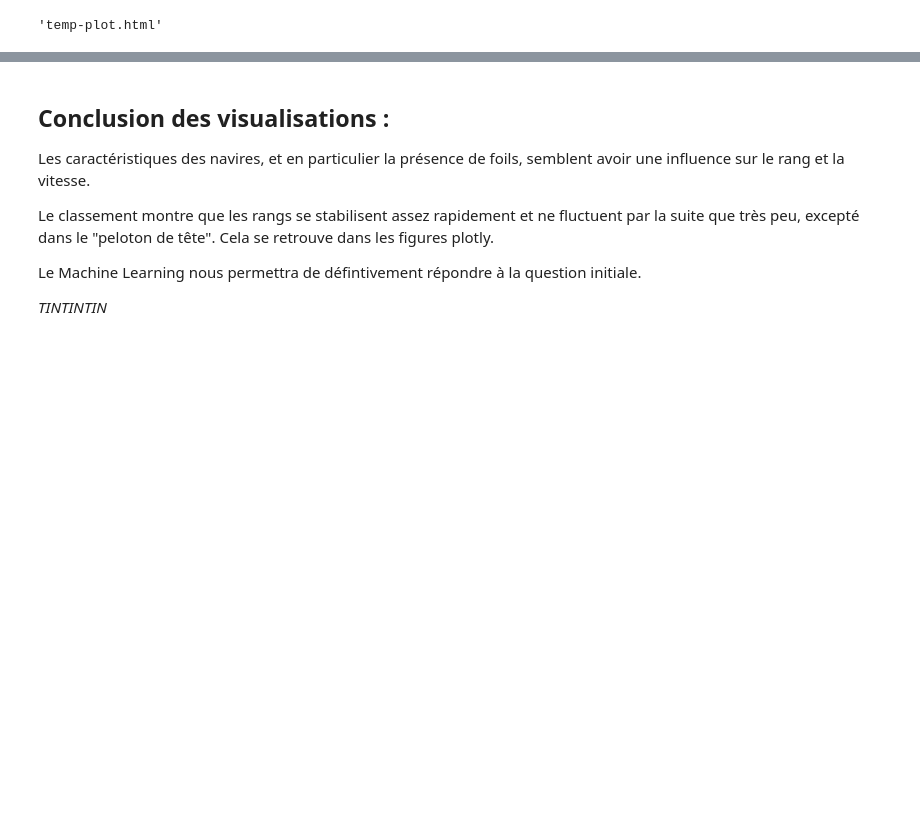
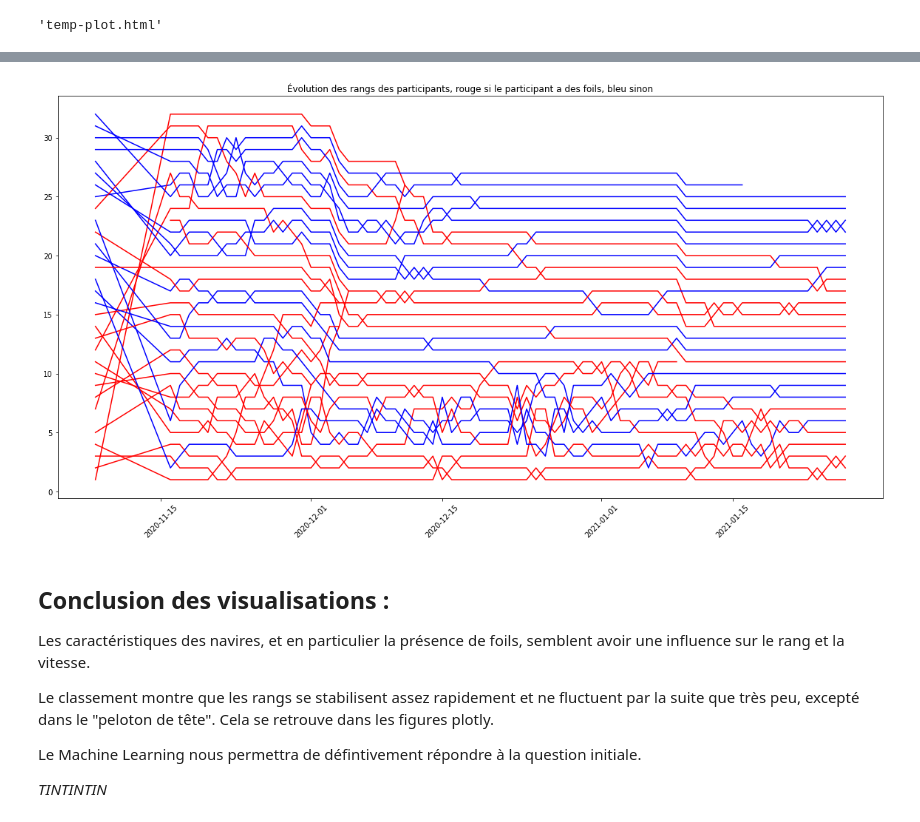
Before and after one commit to Kit-Data-Science-Telecom-2021-2022/KitBD_PSamir, a Jupyter notebook: Projet/projet.ipynb, the cells around one changed output, grey strips where cells are left out. Cells and saved outputs as stored; diff of their text form; code cells hidden in the pictures; blank space fills up the shorter version.

```diff
--- a/Projet/projet.ipynb
+++ b/Projet/projet.ipynb
@@ -259,3 +284,16 @@ plt.show()
+# %%
+df_grouped["Voile"] = df_grouped["Voile"].astype(int)
+
+plt.figure(figsize=(20,10))
+cdict = {"foils":"r","no foils":"b"}
+for voile in df_grouped["Voile"].unique():
+    c = cdict[df_grouped[df_grouped["Voile"]==voile]["Foils"].tolist()[0]]
+    plt.plot(pd.to_datetime(df_grouped[df_grouped["Voile"]==voile]["DateTime"]).dt.date,df_grouped[df_grouped["Voile"]==voile]["Rang"],c=c)
+plt.xticks(rotation=45)
+plt.title("Évolution des rangs des participants, rouge si le participant a des foils, bleu sinon")
+plt.show()
+# %% [output]
+[figure, added]
 # %% [markdown]
 ## Conclusion des visualisations :
 
```
Also changed, not shown: parts of 33 cells of this notebook.
